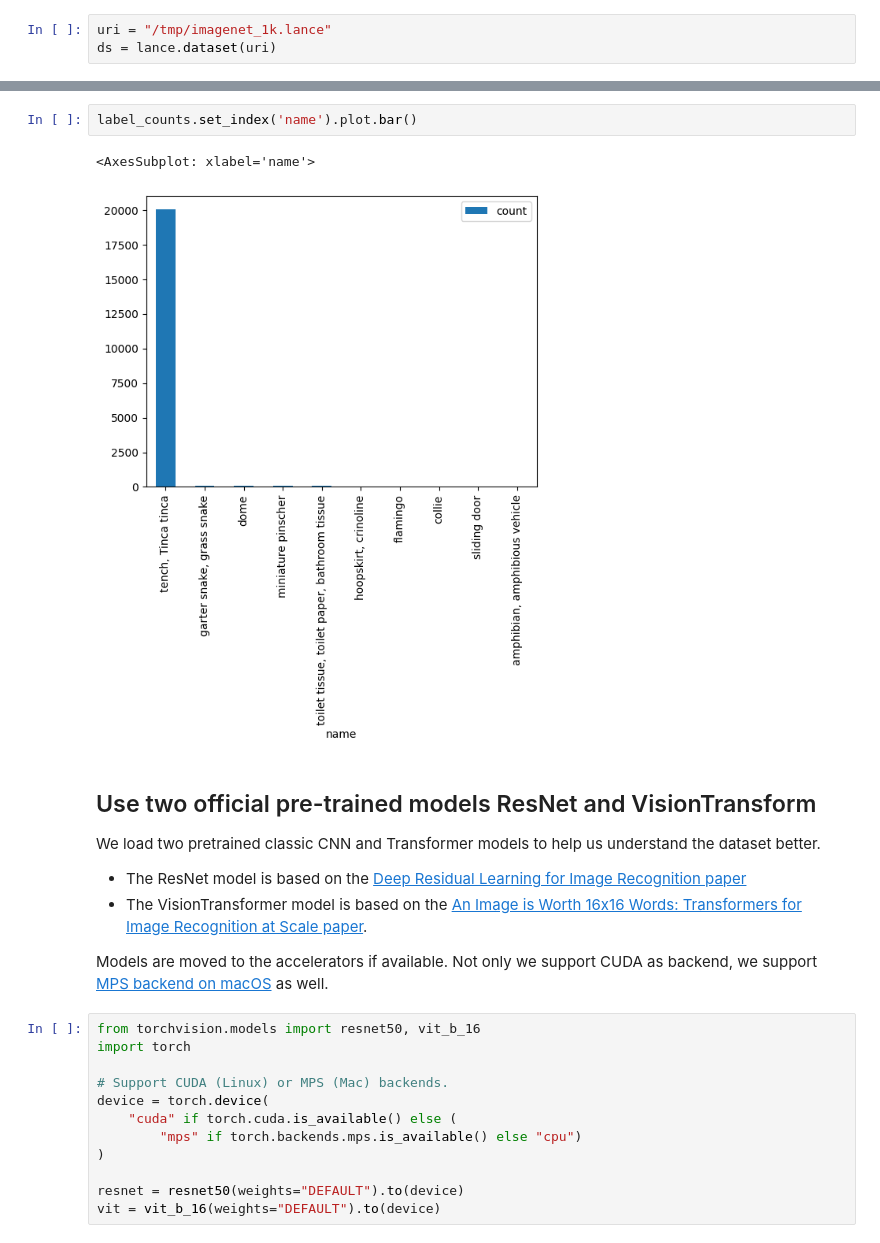
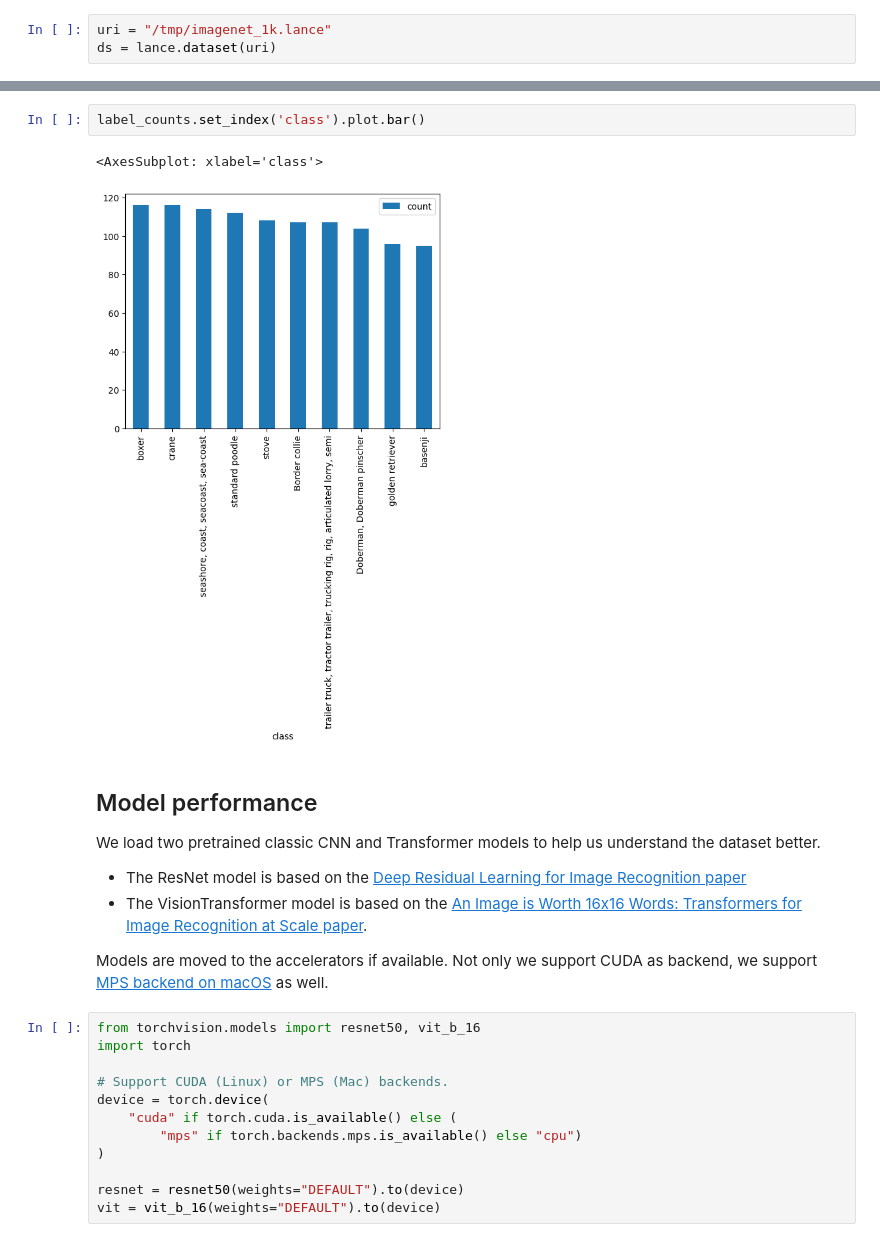
Before and after one commit to gsajko/lance, a Jupyter notebook: python/notebooks/imagenet.ipynb, the cells around one changed output, grey strips where cells are left out. Drawn from its saved outputs; the diff is of its cells as text.

```diff
--- a/python/notebooks/imagenet.ipynb
+++ b/python/notebooks/imagenet.ipynb
@@ -99,10 +112,10 @@ Took 0.03220534324645996
 # %%
-label_counts.set_index('name').plot.bar()
+label_counts.set_index('class').plot.bar()
 # %% [output]
-<AxesSubplot: xlabel='name'>
+<AxesSubplot: xlabel='class'>
-[figure, old version]
+[figure, new version]
 # %% [markdown]
-## Use two official pre-trained models ResNet and VisionTransform
+## Model performance
 
 We load two pretrained classic CNN and Transformer models to help us understand the dataset better.
 
```
Also changed, not shown: parts of 61 cells of this notebook.
